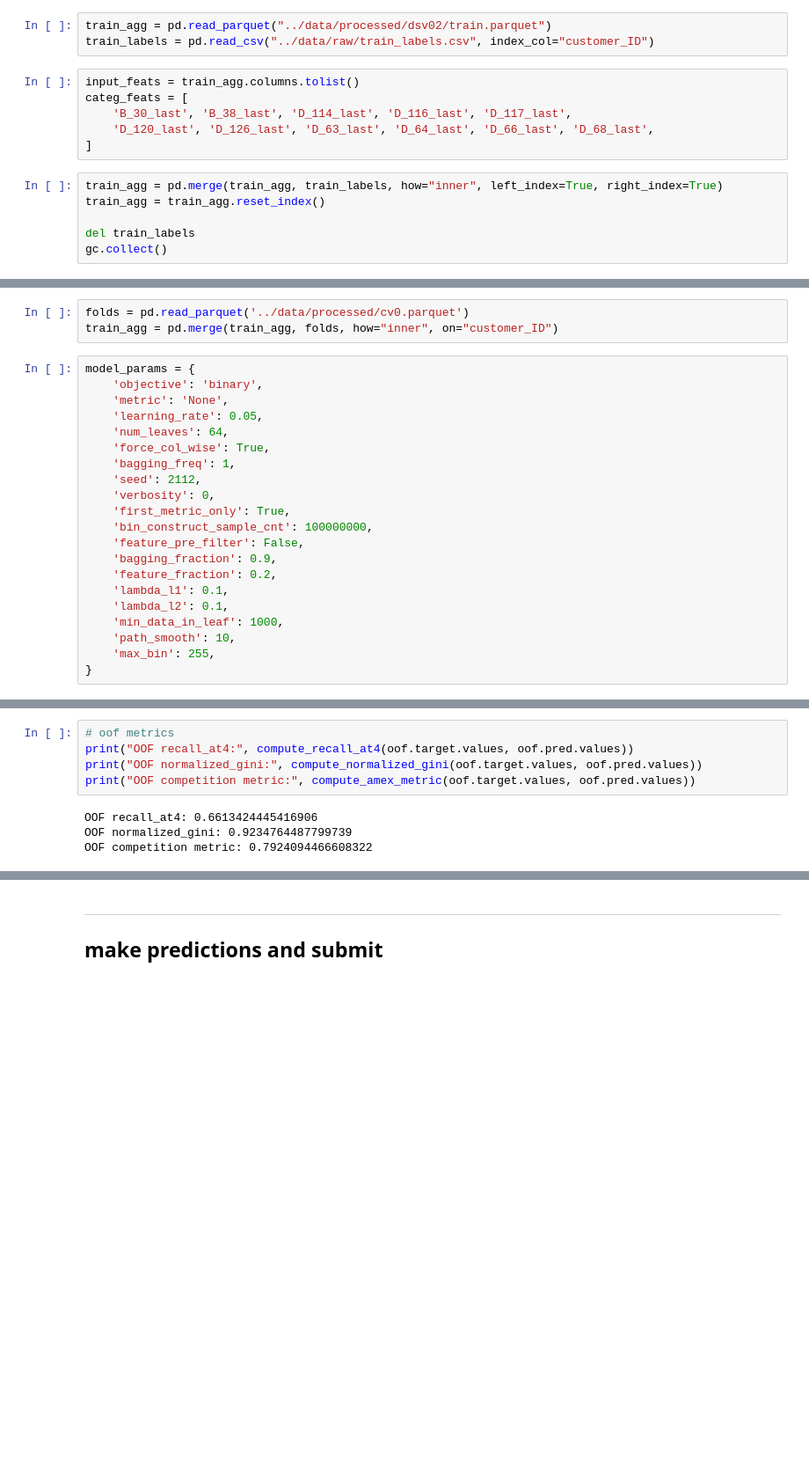
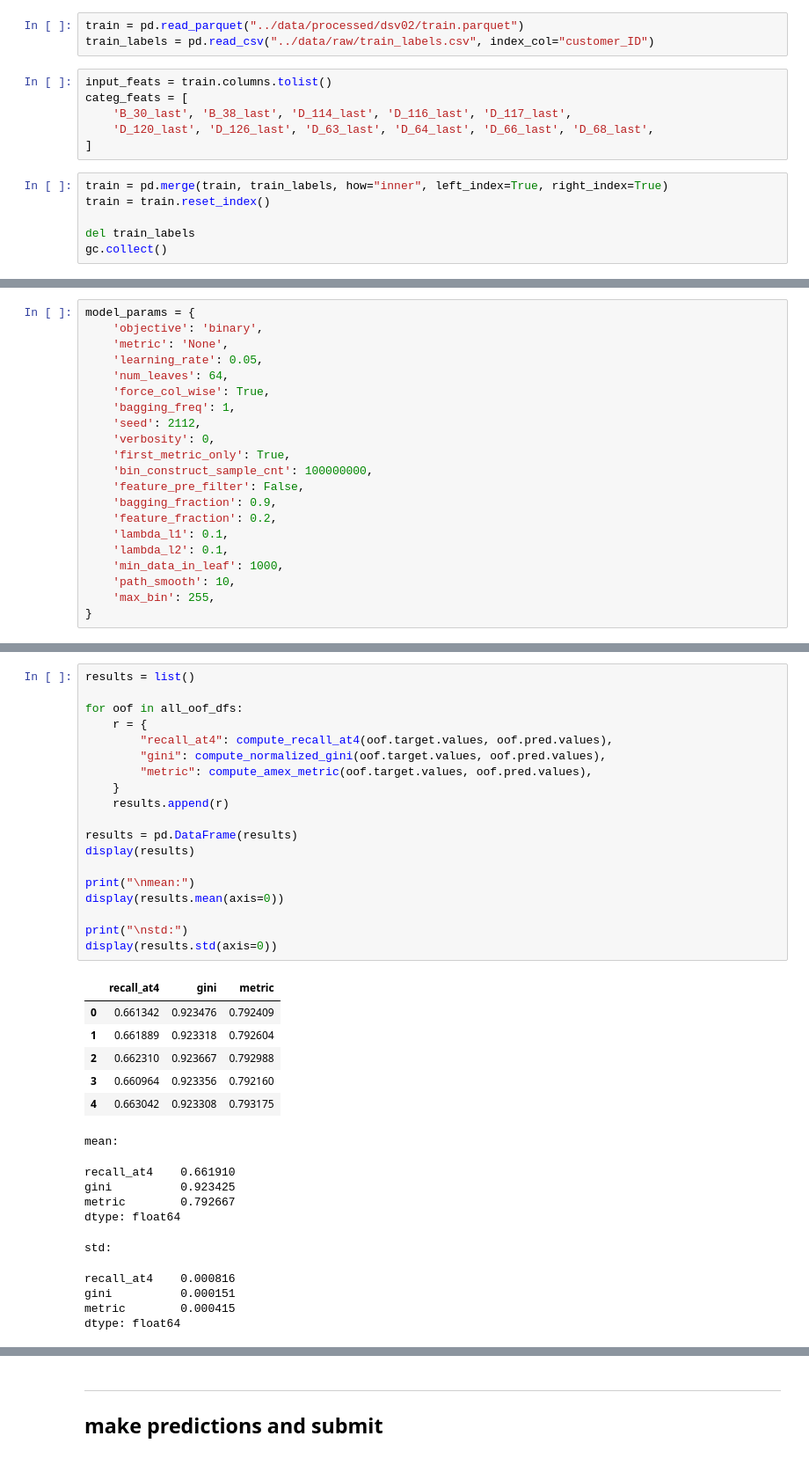
Before and after one commit to mavillan/amex-default-prediction, a Jupyter notebook: train/lgbm-bce-dsv02.ipynb, the cells around one changed output, grey strips where cells are left out. Shown at 88% size. Drawn from its saved outputs; the diff is of its cells as text; blank space fills up the shorter version.

```diff
--- a/train/lgbm-bce-dsv02.ipynb
+++ b/train/lgbm-bce-dsv02.ipynb
@@ -37,17 +41,17 @@ def metric_amex(y_pred: np.ndarray, data: lgb.Dataset):
 # %% [output]
 dataset-metadata.json  test.parquet  train.parquet
 # %%
-train_agg = pd.read_parquet("../data/processed/dsv02/train.parquet")
+train = pd.read_parquet("../data/processed/dsv02/train.parquet")
 train_labels = pd.read_csv("../data/raw/train_labels.csv", index_col="customer_ID")
 # %%
-input_feats = train_agg.columns.tolist()
+input_feats = train.columns.tolist()
 categ_feats = [
     'B_30_last', 'B_38_last', 'D_114_last', 'D_116_last', 'D_117_last',
     'D_120_last', 'D_126_last', 'D_63_last', 'D_64_last', 'D_66_last', 'D_68_last',
 ]
 # %%
-train_agg = pd.merge(train_agg, train_labels, how="inner", left_index=True, right_index=True)
-train_agg = train_agg.reset_index()
+train = pd.merge(train, train_labels, how="inner", left_index=True, right_index=True)
+train = train.reset_index()
 
 del train_labels
 gc.collect()
@@ -68,6 +65,3 @@ glob("../data/processed/cv*.parquet")
-# %%
-folds = pd.read_parquet('../data/processed/cv0.parquet')
-train_agg = pd.merge(train_agg, folds, how="inner", on="customer_ID")
 # %%
 model_params = {
     'objective': 'binary',
@@ -217,10 +250,37 @@ Early stopping, best iteration is:
 # %%
-# oof metrics
-print("OOF recall_at4:", compute_recall_at4(oof.target.values, oof.pred.values))
-print("OOF normalized_gini:", compute_normalized_gini(oof.target.values, oof.pred.values))
-print("OOF competition metric:", compute_amex_metric(oof.target.values, oof.pred.values))
+results = list()
+
+for oof in all_oof_dfs:
+    r = {
+        "recall_at4": compute_recall_at4(oof.target.values, oof.pred.values),
+        "gini": compute_normalized_gini(oof.target.values, oof.pred.values),
+        "metric": compute_amex_metric(oof.target.values, oof.pred.values),
+    }
+    results.append(r)
+
+results = pd.DataFrame(results)
+display(results)
+
+print("\nmean:")
+display(results.mean(axis=0))
+
+print("\nstd:")
+display(results.std(axis=0))
 # %% [output]
+|  | recall_at4 | gini | metric |
+| 0 | 0.661342 | 0.923476 | 0.792409 |
+| 1 | 0.661889 | 0.923318 | 0.792604 |
+| 2 | 0.662310 | 0.923667 | 0.792988 |
+| 3 | 0.660964 | 0.923356 | 0.792160 |
+| 4 | 0.663042 | 0.923308 | 0.793175 |
-OOF recall_at4: 0.6613424445416906
-OOF normalized_gini: 0.9234764487799739
-OOF competition metric: 0.7924094466608322
+mean:
+recall_at4    0.661910
+gini          0.923425
+metric        0.792667
+dtype: float64
+std:
+recall_at4    0.000816
+gini          0.000151
+metric        0.000415
+dtype: float64
 # %%
```
Also changed, not shown: parts of 16 cells of this notebook.
